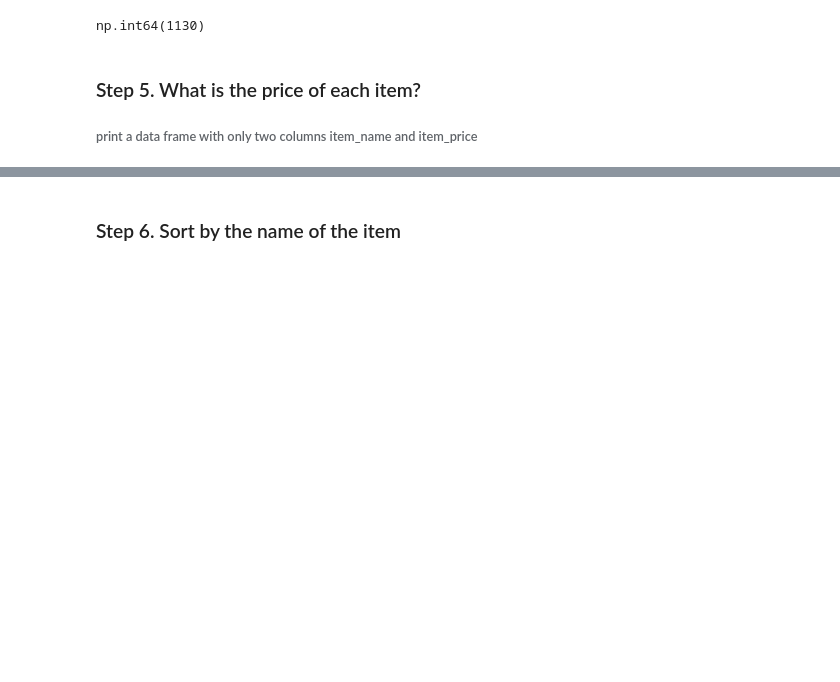
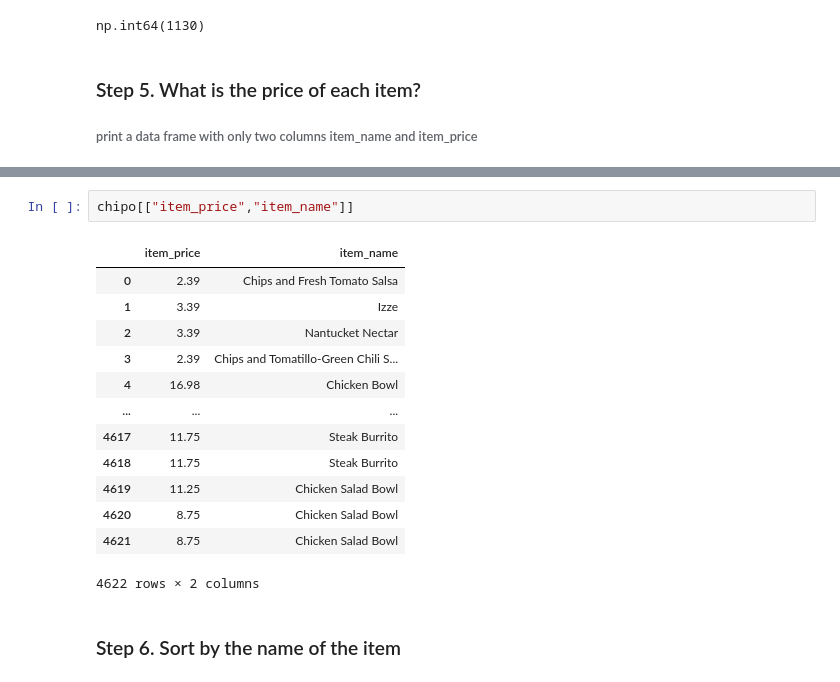
Before and after one commit to jaimeMatea/ONLINE_DS_THEBRIDGE_JaimeMateaPolo, a Jupyter notebook: 2_Analytics/2-Pandas/ejercicios/02_Filtering_&_Sorting/Chipotle/Chipotle.ipynb, the cells around one changed output, grey strips where cells are left out. Cells and saved outputs as stored; diff of their text form; blank space fills up the shorter version.

```diff
--- a/2_Analytics/2-Pandas/ejercicios/02_Filtering_&_Sorting/Chipotle/Chipotle.ipynb
+++ b/2_Analytics/2-Pandas/ejercicios/02_Filtering_&_Sorting/Chipotle/Chipotle.ipynb
@@ -105,2 +90,18 @@ np.int64(1130)
+# %%
+chipo[["item_price","item_name"]]
+# %% [output]
+|  | item_price | item_name |
+| 0 | 2.39 | Chips and Fresh Tomato Salsa |
+| 1 | 3.39 | Izze |
+| 2 | 3.39 | Nantucket Nectar |
+| 3 | 2.39 | Chips and Tomatillo-Green Chili S... |
+| 4 | 16.98 | Chicken Bowl |
+| ... | ... | ... |
+| 4617 | 11.75 | Steak Burrito |
+| 4618 | 11.75 | Steak Burrito |
+| 4619 | 11.25 | Chicken Salad Bowl |
+| 4620 | 8.75 | Chicken Salad Bowl |
+| 4621 | 8.75 | Chicken Salad Bowl |
+4622 rows × 2 columns
 # %% [markdown]
 ### Step 6. Sort by the name of the item
```
Also changed, not shown: parts of 12 cells of this notebook, 2 other files.
